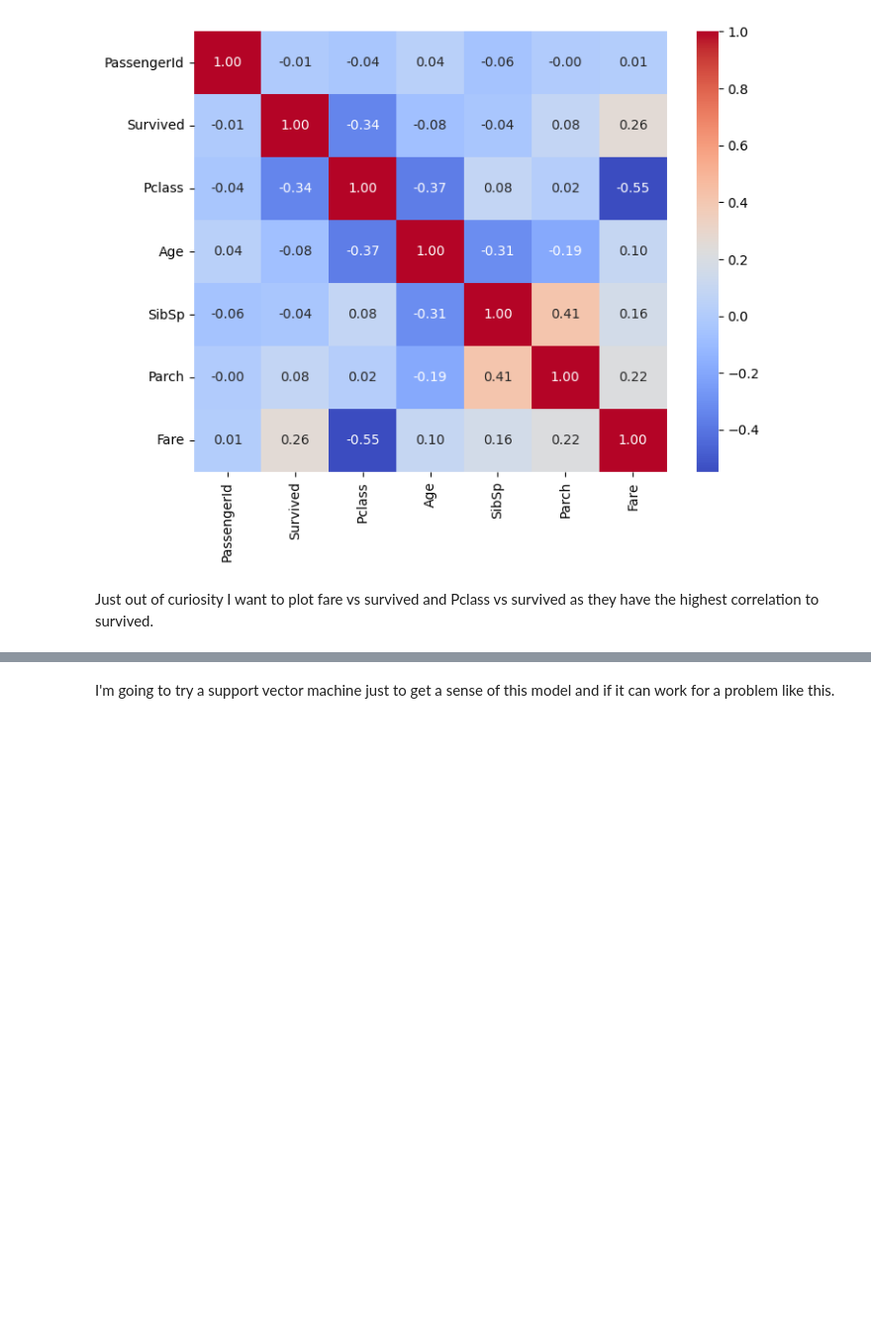
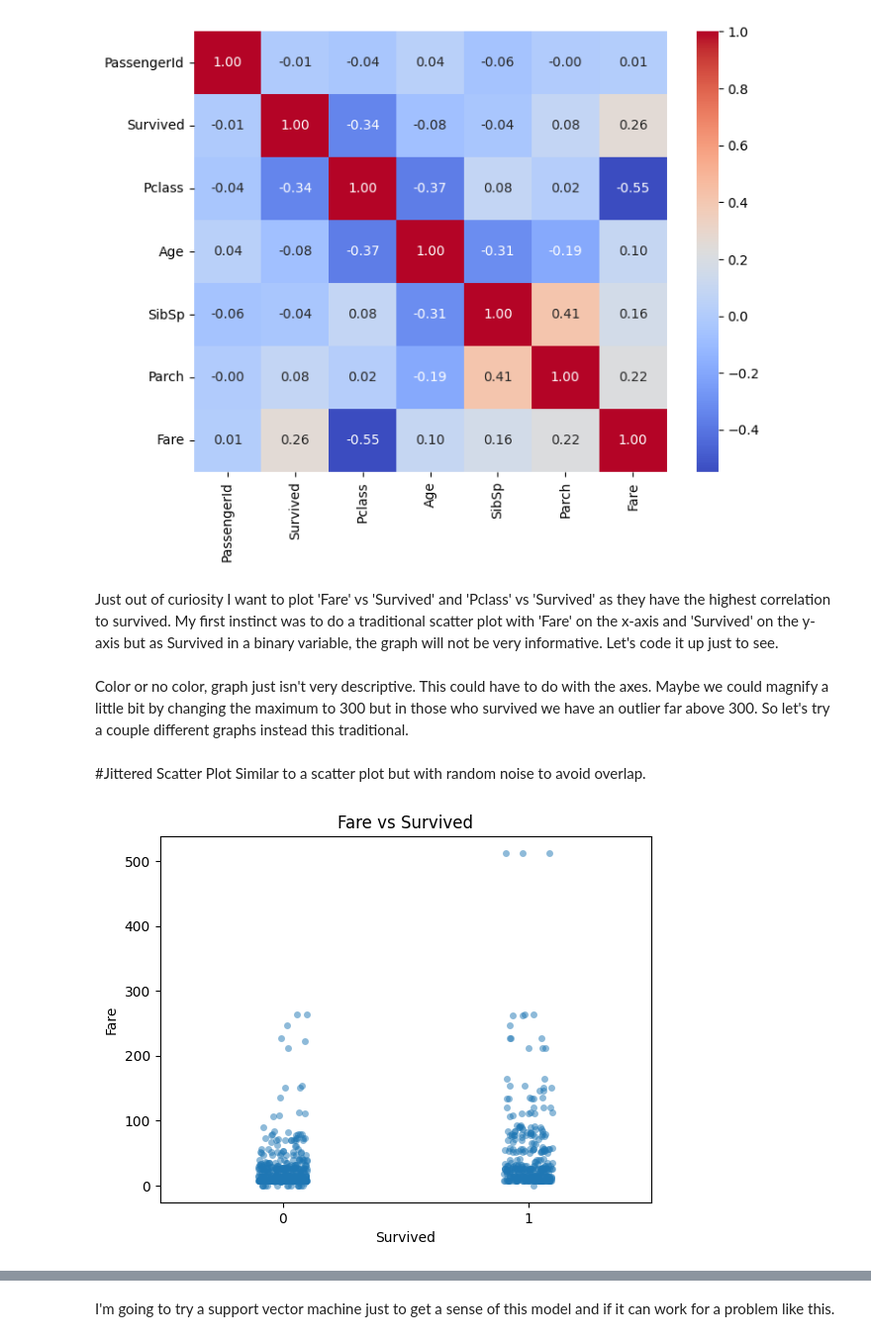
Before and after one commit to isaiapedro/Kaggle_Titanic_Problem, a Jupyter notebook: joesversion.ipynb, the cells around one changed output, grey strips where cells are left out. Shown at 99% size. Saved outputs shown, nothing was run; the diff lists cells and outputs as text; code cells hidden in the pictures; blank space fills up the shorter version.

```diff
--- a/joesversion.ipynb
+++ b/joesversion.ipynb
@@ -77,4 +77,4 @@ sns.heatmap(correlation_matrix, annot=True, cmap='coolwarm', fmt='.2f')
 <Axes: >
 [figure]
 # %% [markdown]
-Just out of curiosity I want to plot fare vs survived and Pclass vs survived as they have the highest correlation to survived.
+Just out of curiosity I want to plot 'Fare' vs 'Survived' and 'Pclass' vs 'Survived' as they have the highest correlation to survived. My first instinct was to do a traditional scatter plot with 'Fare' on the x-axis and 'Survived' on the y-axis but as Survived in a binary variable, the graph will not be very informative. Let's code it up just to see.
@@ -81,2 +95,11 @@ Just out of curiosity I want to plot fare vs survived and Pclass vs survived as
+# %% [markdown]
+Color or no color, graph just isn't very descriptive. This could have to do with the axes. Maybe we could magnify a little bit by changing the maximum to 300 but in those who survived we have an outlier far above 300. So let's try a couple different graphs instead this traditional.
+# %% [markdown]
+#Jittered Scatter Plot
+Similar to a scatter plot but with random noise to avoid overlap.
 # %%
-#Insert graph plots
+sns.stripplot(x='Survived', y='Fare', data=reduced_train_df, jitter=True, alpha=0.5)
+plt.title('Fare vs Survived')
+plt.show()
+# %% [output]
+[figure, added]
```
Also changed, not shown: parts of 10 cells of this notebook.
